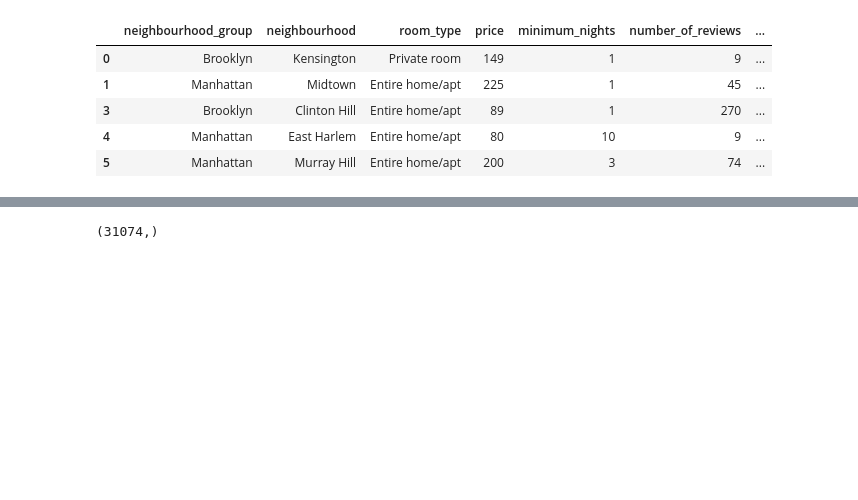
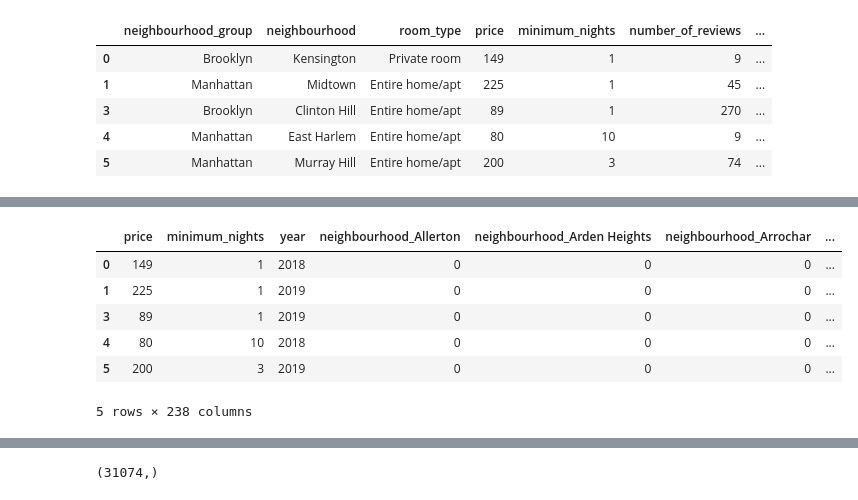
Before and after one commit to VTuri/airbnb_data, a Jupyter notebook: app/notebooks/Airbnb_Price_prediction.ipynb, the cells around one changed output, grey strips where cells are left out. Saved outputs shown, nothing was run; the diff lists cells and outputs as text; code cells hidden in the pictures; blank space fills up the shorter version.

```diff
--- a/app/notebooks/Airbnb_Price_prediction.ipynb
+++ b/app/notebooks/Airbnb_Price_prediction.ipynb
@@ -155,3 +180,13 @@ df.shape
+# %%
+df.head()
+# %% [output]
+|  | price | minimum_nights | year | neighbourhood_Allerton | neighbourhood_Arden Heights | neighbourhood_Arrochar | ... |
+| 0 | 149 | 1 | 2018 | 0 | 0 | 0 | ... |
+| 1 | 225 | 1 | 2019 | 0 | 0 | 0 | ... |
+| 3 | 89 | 1 | 2019 | 0 | 0 | 0 | ... |
+| 4 | 80 | 10 | 2018 | 0 | 0 | 0 | ... |
+| 5 | 200 | 3 | 2019 | 0 | 0 | 0 | ... |
+5 rows × 238 columns
 # %%
 type_set=set()
 for i in range(len(df.dtypes)):
```
Also changed, not shown: parts of 13 cells of this notebook.
